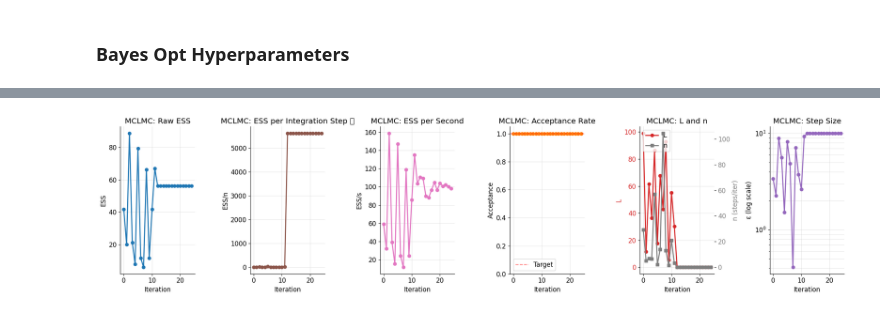
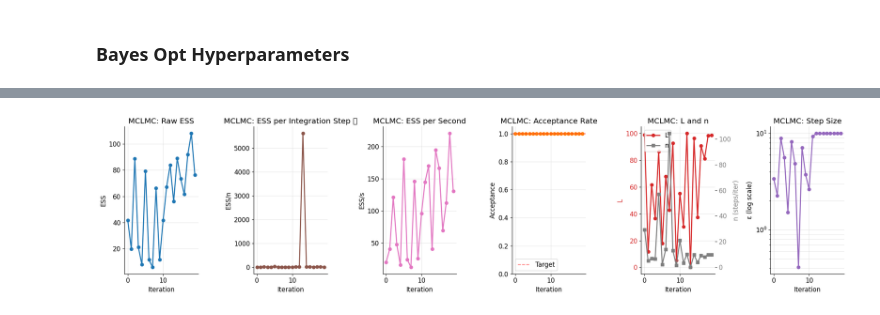
Before and after one commit to 1saacRankin/microcanonical-hmc, a Jupyter notebook: Nov19.ipynb, the cells around one changed output, grey strips where cells are left out. Saved outputs shown, nothing was run; the diff lists cells and outputs as text; code cells hidden in the pictures.

```diff
--- a/Nov19.ipynb
+++ b/Nov19.ipynb
@@ -817,7 +817,7 @@ def run_bayesopt_tuning_linear(
             return ess, acc, n, eval_time
 
         # Normalize by integration steps for fair comparison
-        normalize_by_cost = True
+        normalize_by_cost = False
 
     elif algorithm_name == 'MAMS':
         # MAMS: tune trajectory length and step size
@@ -921,20 +921,20 @@ def run_bayesopt_tuning_linear(
 
     return results
 # %%
-logdensity = make_funnel_logdensity(dim = 2)
-chain_length = 1000
-initial_position = jnp.array([0.0, 0.0])
-key = jax.random.PRNGKey(0)
-L = 10
-step_size = 0.1
+# logdensity = make_funnel_logdensity(dim = 2)
+# chain_length = 1000
+# initial_position = jnp.array([0.0, 0.0])
+# key = jax.random.PRNGKey(0)
+# L = 10
+# step_size = 0.1
 
-opt_mclmc_results_test = run_bayesopt_tuning(
-    logdensity_fn = logdensity,
-    initial_position = initial_position,
-    fixed_key = key,
-    algorithm_name = 'MCLMC', # NUTS/MCLMC/MAMS
-    num_iterations = 25,
-    chain_length = 100,
-    target_acceptance = 1,
-    lambda_penalty = 100,
-)
+# opt_mclmc_results_test = run_bayesopt_tuning(
+#     logdensity_fn = logdensity,
+#     initial_position = initial_position,
+#     fixed_key = key,
+#     algorithm_name = 'MCLMC', # NUTS/MCLMC/MAMS
+#     num_iterations = 25,
+#     chain_length = 100,
+#     target_acceptance = 1,
+#     lambda_penalty = 100,
+# )
@@ -963,9 +944,9 @@ opt_mclmc_results_test_linear = run_bayesopt_tuning_linear(
     initial_position = initial_position,
     fixed_key = key,
     algorithm_name = 'MCLMC', # NUTS/MCLMC/MAMS
-    num_iterations = 25,
+    num_iterations = 20,
     chain_length = 100,
     target_acceptance = 1,
-    lambda_penalty = 100,
+    lambda_penalty = 0,
 )
 # %% [output]
@@ -994,5 +973,5 @@ print(opt_mclmc_results_test)
 # %%
-def plot_bayesopt_progress(results, algorithm_name, save_prefix=None):
+def plot_bayesopt_progress_ind(results, algorithm_name, save_prefix=None):
 
     if results is None:
         print("No results to plot!")
@@ -1099,7 +1076,7 @@ plot_bayesopt_progress(opt_mclmc_results_test, algorithm_name="MCLMC")
 # %%
-plot_bayesopt_progress(opt_mclmc_results_test_linear, algorithm_name="MCLMC")
+plot_bayesopt_progress_ind(opt_mclmc_results_test_linear, algorithm_name="MCLMC")
 # %% [output]
-[figure, old version]
+[figure, new version]
 # %%
 
 def plot_hyperparameter_space(results_dict, save_prefix=None):
```
Also changed, not shown: parts of 11 cells of this notebook, 1 other file.
